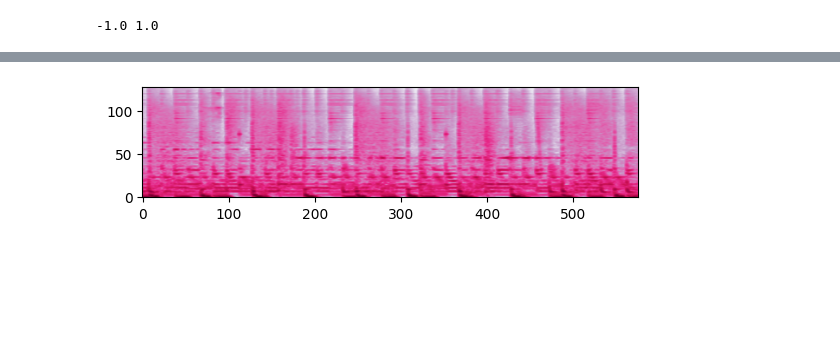
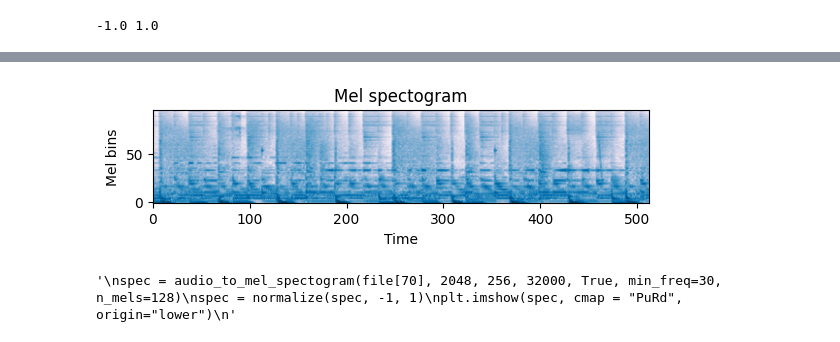
Before and after one commit to FinianLandes/MA_Diffusion, a Jupyter notebook: MainScripts/Preprocessing.ipynb, the cells around one changed output, grey strips where cells are left out. Cells and saved outputs as stored; diff of their text form; code cells hidden in the pictures; blank space fills up the shorter version.

```diff
--- a/MainScripts/Preprocessing.ipynb
+++ b/MainScripts/Preprocessing.ipynb
@@ -83,7 +96,14 @@ file = split_audiofile(file, 4.6, conf["audio"].sample_rate, conf["audio"].overl
 # %%
-spec = audio_to_mel_spectogram(file[70], 2048, 256, 32000, True, min_freq=30, n_mels=128)
+plt.title("Mel spectrogram")
+plt.xlabel("Time")
+plt.xlim(0, 512)
+plt.ylabel("Mel bins")
+plt.imshow(normalize(audio_to_mel_spectrogram(file[70], 1023, 256, 32000, True, min_freq=30, n_mels=96)), origin="lower", cmap="PuBu")
+plt.show()
+"""
+spec = audio_to_mel_spectrogram(file[70], 2048, 256, 32000, True, min_freq=30, n_mels=128)
 spec = normalize(spec, -1, 1)
 plt.imshow(spec, cmap = "PuRd", origin="lower")
-plt.show()
+"""
 #save_audio_file(spectrogram_to_audio(spec, 480, 288, conf["audio"].sample_rate), "../Results/low_res.wav", sample_rate=conf["audio"].sample_rate)
 # %% [output]
@@ -93 +113,2 @@ plt.show()
-[figure, old version]
+[figure, new version]
+'\nspec = audio_to_mel_spectogram(file[70], 2048, 256, 32000, True, min_freq=30, n_mels=128)\nspec = normalize(spec, -1, 1)\nplt.imshow(spec, cmap = "PuRd", origin="lower")\n'
```
Also changed, not shown: parts of 6 cells of this notebook, 13 other files.
